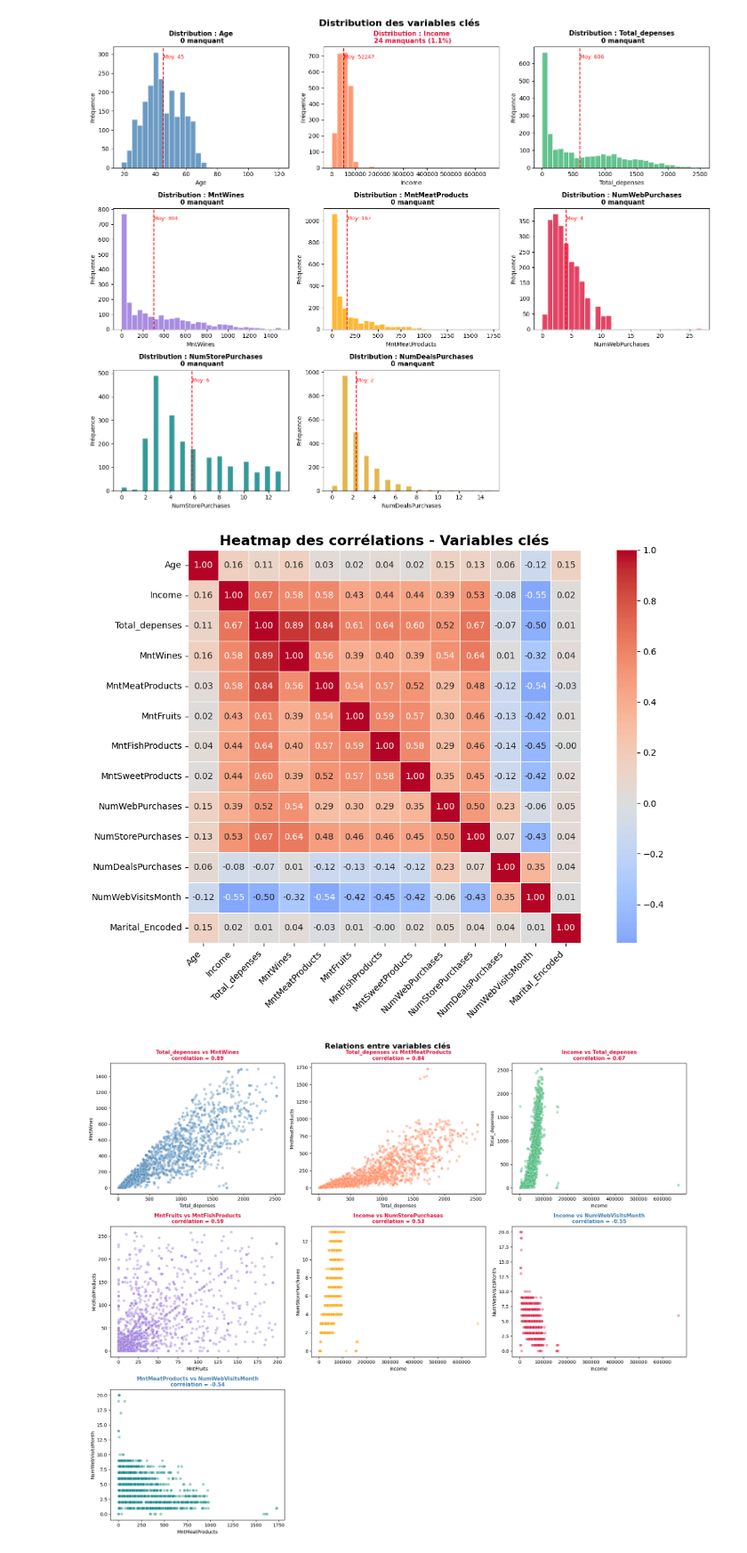
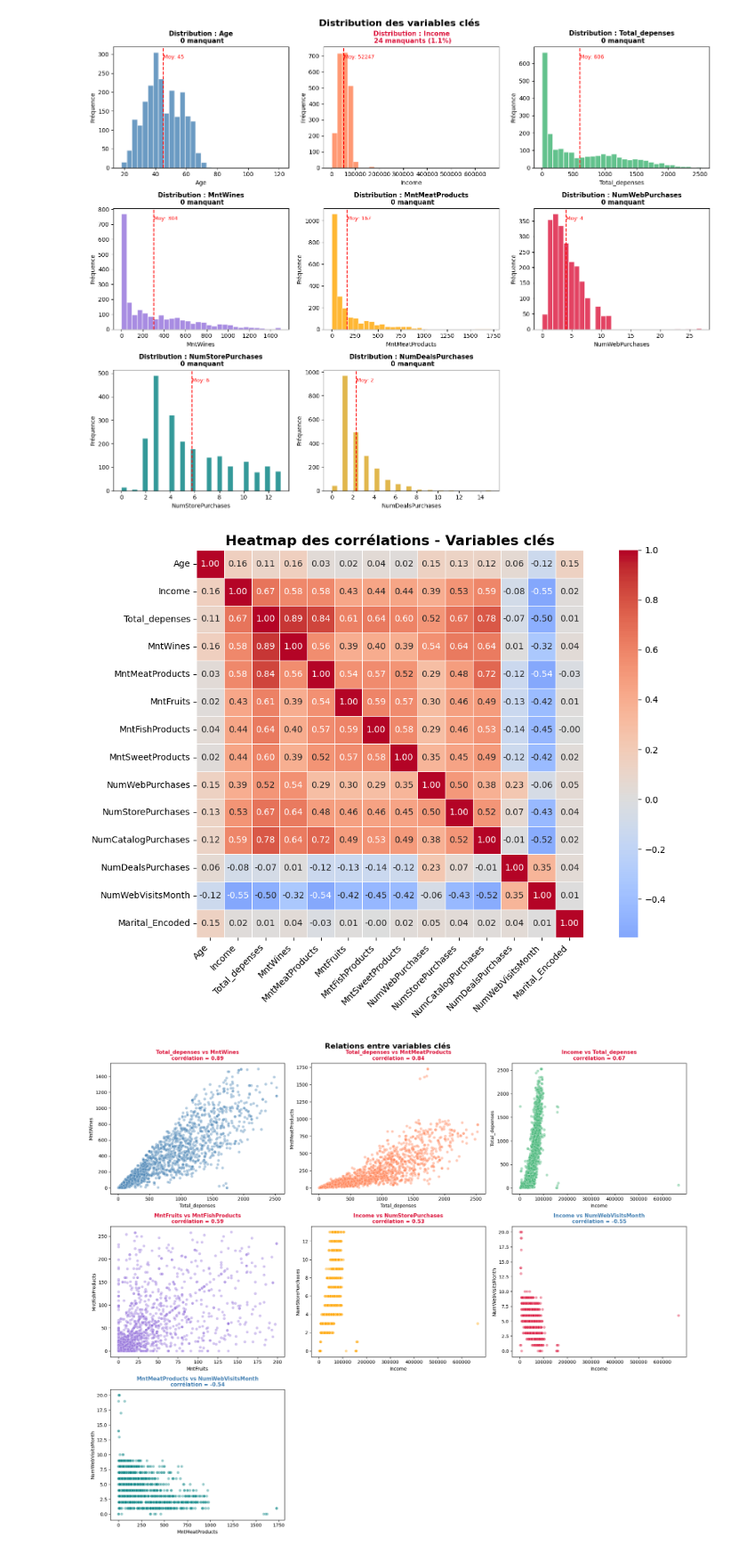
Before and after one commit to MENDJEV/MARKETING-ANALYSIS-WITH-ML, a Jupyter notebook: notebooks/01_EDA.ipynb, the cells around one changed output. Shown at 89% size. Saved outputs shown, nothing was run; the diff lists cells and outputs as text; code cells hidden in the pictures.

```diff
--- a/notebooks/01_EDA.ipynb
+++ b/notebooks/01_EDA.ipynb
@@ -139,35 +139,35 @@ marital_mapping = {
     'Married'  : 3,
     'Divorced' : 4,
     'Widow'    : 5,
     'Alone'    : 1,
     'Absurd'   : 0,
     'YOLO'     : 0
 }
 df['Marital_Encoded'] = df['Marital_Status'].map(marital_mapping)
 
 features_corr = ['Age', 'Income', 'Total_depenses',
                  'MntWines', 'MntMeatProducts', 'MntFruits',
                  'MntFishProducts', 'MntSweetProducts',
-                 'NumWebPurchases', 'NumStorePurchases',
+                 'NumWebPurchases', 'NumStorePurchases', 'NumCatalogPurchases',
                  'NumDealsPurchases', 'NumWebVisitsMonth','Marital_Encoded']
 
 
 plt.figure(figsize=(12, 8))
 sns.heatmap(df[features_corr].corr(),
             annot=True,
             fmt='.2f',
             cmap='coolwarm',
             center=0,
             square=True,
             linewidths=0.5)
 
 plt.title('Heatmap des corrélations - Variables clés', fontsize=16, fontweight='bold')
 plt.xticks(rotation=45, ha='right')
 plt.yticks(rotation=0)
 plt.tight_layout()
 plt.show()
 # %% [output]
-[figure, old version]
+[figure, new version]
 # %%
 # Définition des paires
 pairs = [
```
Also changed, not shown: 6 other files.
